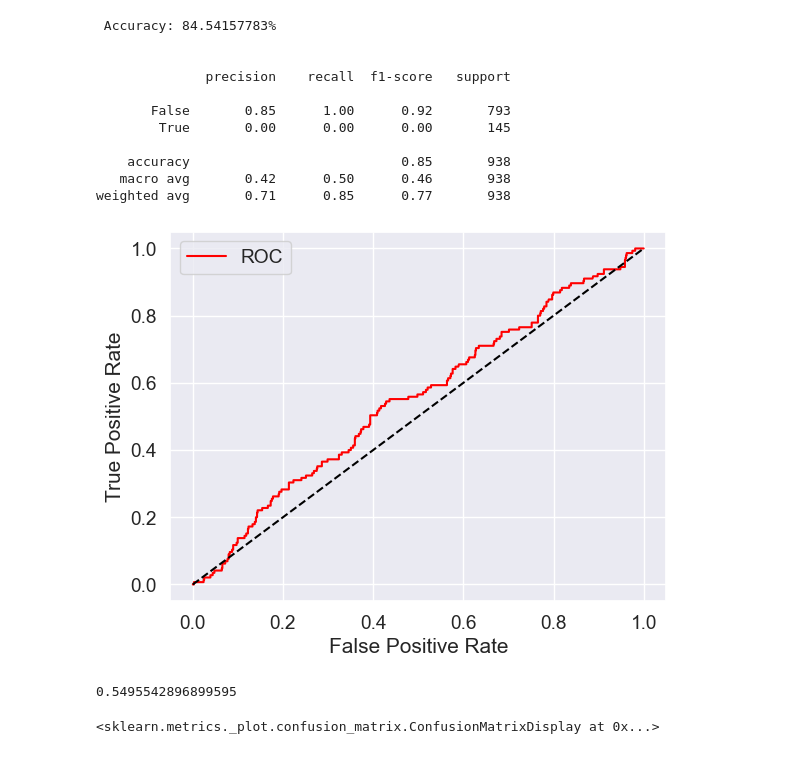
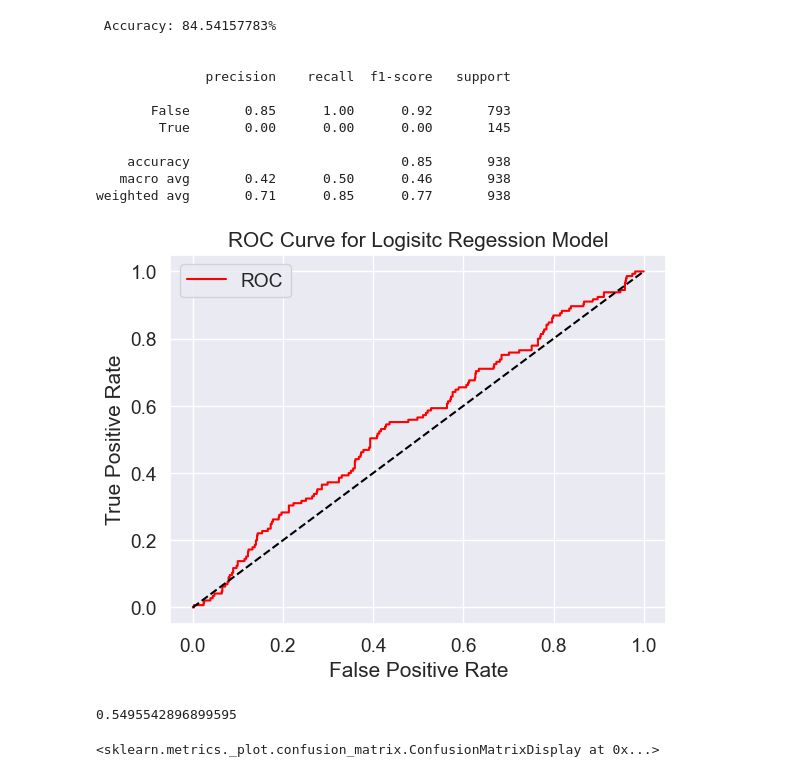
Before and after one commit to alisonjing/DTSA5506-Data-Mining-Project, a Jupyter notebook: NASA_Asteroid_Classification.ipynb, the cells around one changed output. Saved outputs shown, nothing was run; the diff lists cells and outputs as text; code cells hidden in the pictures.

```diff
--- a/NASA_Asteroid_Classification.ipynb
+++ b/NASA_Asteroid_Classification.ipynb
@@ -929,30 +935,31 @@ weighted avg       0.71      0.85      0.77       938
 # %%
 # Plot ROC curve
 #define metrics
 from sklearn.metrics import roc_auc_score, roc_curve
 
 X = cleaned_features.drop(['Hazardous'], axis=1)
 y = cleaned_features.Hazardous
 
 X_train, X_test, y_train, y_test = train_test_split(X, y, test_size=0.2, random_state=0)
 
 def plot_roc_curve(fpr, tpr):
     plt.plot(fpr, tpr, color='red', label="ROC")
     plt.plot([0,1], [0,1], color='black', linestyle='--')
     plt.xlabel('False Positive Rate')
     plt.ylabel('True Positive Rate')
+    plt.title('ROC Curve for Logisitc Regession Model')
     plt.legend()
     plt.show()
 
 y_pred_prob = log_model.predict_proba(X_test)[::,1]
 fpr, tpr, thresholds = roc_curve(y_test, y_pred_prob)
 plot_roc_curve(fpr, tpr)
 
 roc_auc_score(y_test, y_pred_prob)
 
 #https://www.statology.org/plot-roc-curve-python/
 # %% [output]
-[figure, old version]
+[figure, new version]
 0.5495542896899595
 # %%
 # Plot confusion matrix
```
Also changed, not shown: parts of 29 cells of this notebook, 17 other files.
